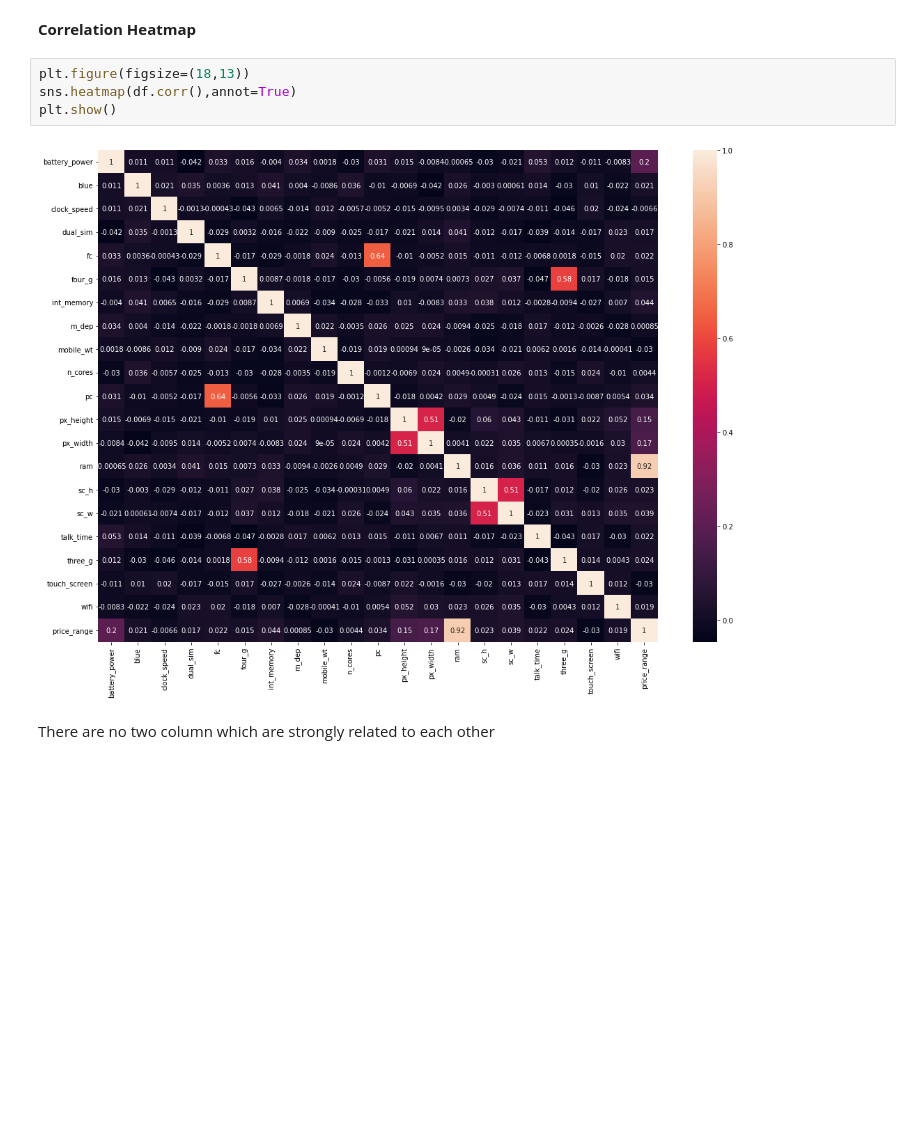
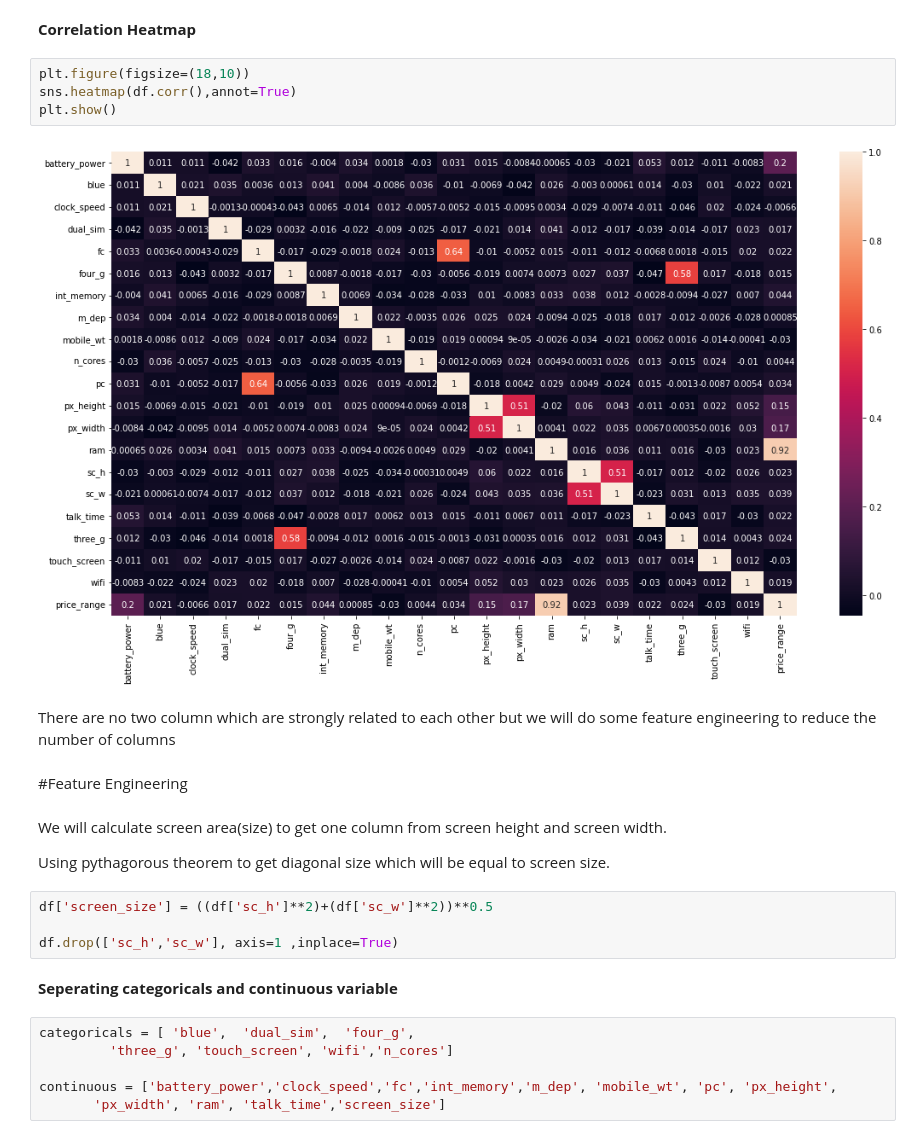
Before and after one commit to nitishkumar34/mobile-price, a Jupyter notebook: capstone_3.ipynb, the cells around one changed output. Saved outputs shown, nothing was run; the diff lists cells and outputs as text; blank space fills up the shorter version.

```diff
--- a/capstone_3.ipynb
+++ b/capstone_3.ipynb
@@ -150,10 +150,28 @@ df.describe(include='all')
 # %% [markdown]
 **Correlation Heatmap**
 # %%
-plt.figure(figsize=(18,13))
+plt.figure(figsize=(18,10))
 sns.heatmap(df.corr(),annot=True)
 plt.show()
 # %% [output]
-[figure, old version]
+[figure, new version]
 # %% [markdown]
-There are no two column which are strongly related to each other
+There are no two column which are strongly related to each other but we will do some feature engineering to reduce the number of columns
+# %% [markdown]
+#Feature Engineering
+# %% [markdown]
+We will calculate screen area(size) to get one column from screen height and screen width.
+
+Using pythagorous theorem to get diagonal size which will be equal to screen size.
+# %%
+df['screen_size'] = ((df['sc_h']**2)+(df['sc_w']**2))**0.5
+
+df.drop(['sc_h','sc_w'], axis=1 ,inplace=True)
+# %% [markdown]
+**Seperating categoricals and continuous variable**
+# %%
+categoricals = [ 'blue',  'dual_sim',  'four_g',
+         'three_g', 'touch_screen', 'wifi','n_cores']
+
+continuous = ['battery_power','clock_speed','fc','int_memory','m_dep', 'mobile_wt', 'pc', 'px_height',
+       'px_width', 'ram', 'talk_time','screen_size']
```
Also changed, not shown: parts of 69 cells of this notebook.
